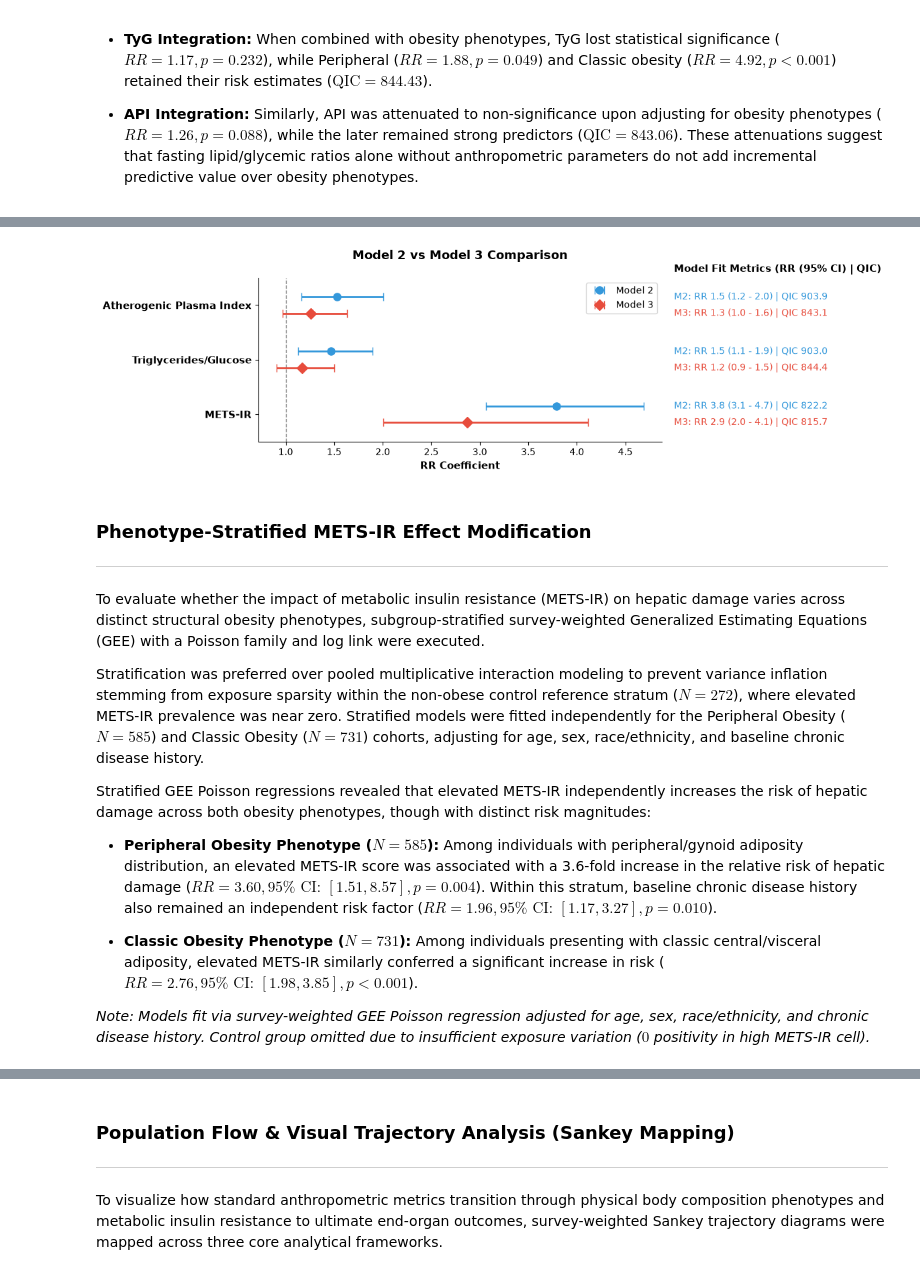
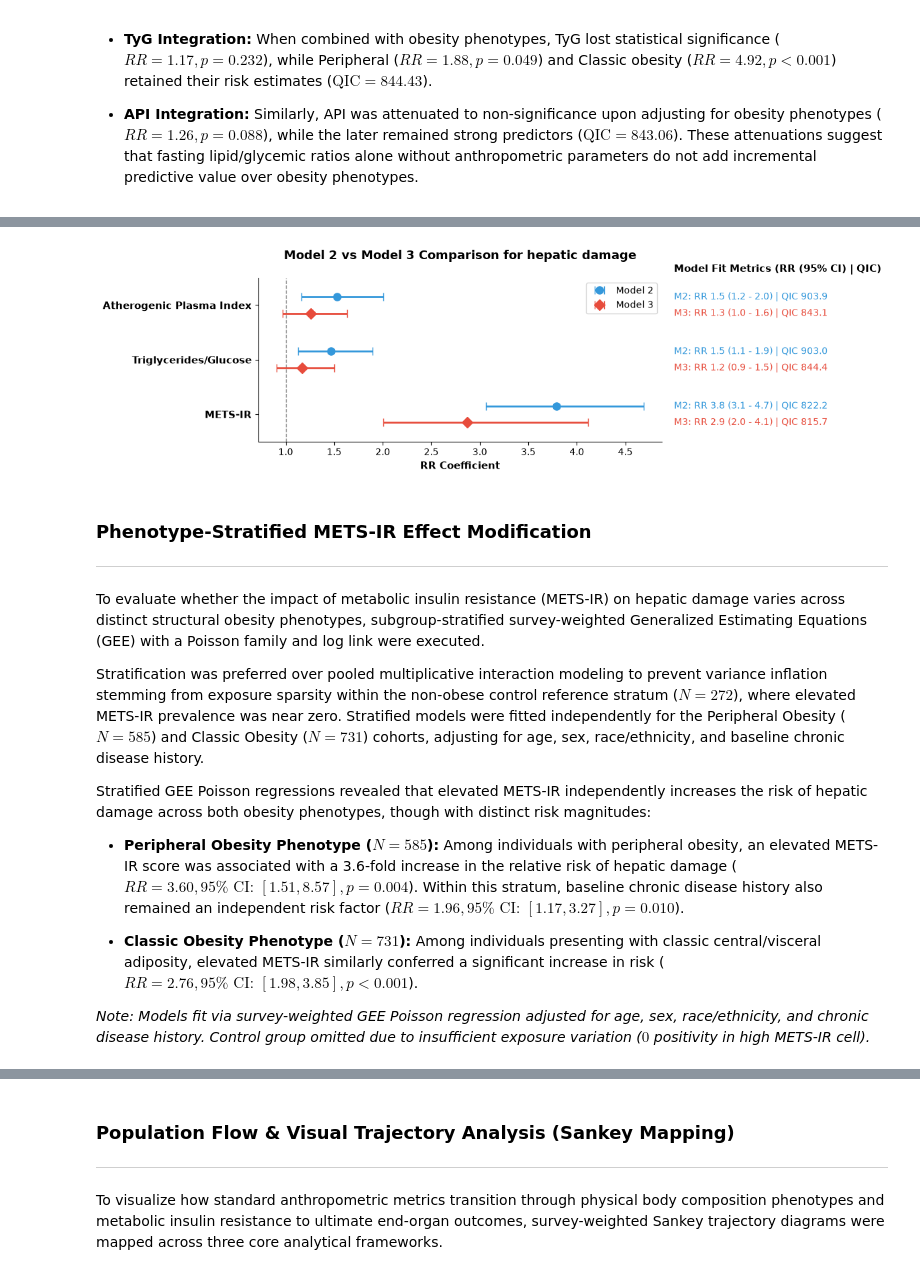
Before and after one commit to enaromd/clinical-obesity, a Jupyter notebook: notebooks/03_analysis.ipynb, the cells around one changed output, grey strips where cells are left out. Saved outputs shown, nothing was run; the diff lists cells and outputs as text; code cells hidden in the pictures.

```diff
--- a/notebooks/03_analysis.ipynb
+++ b/notebooks/03_analysis.ipynb
@@ -1342,24 +1342,24 @@ RIDAGEYR                           0.0116      0.007      1.730      0.084
 # %%
 # Instantiate the Visualizer class with the established cutoff per index
 viz = Visualizer(regression_data)
 
 forest_label_mapping = {
     "mets_ir_cutoff": "METS-IR",
     "tyg_cutoff": "Triglycerides/Glucose",
     "api_cutoff": "Atherogenic Plasma Index"
 }
 
 forest_plot = viz.forest_comparison(
     index_list=hepatic_spillover,
     m2_dict=m2_models,
     m3_dict=m3_models,
     m2_prefix="m2_hepatic_spill_",
     m3_prefix="m3_integrated_",
     label_map=forest_label_mapping,
-    title="Model 2 vs Model 3 Comparison"
+    title="Model 2 vs Model 3 Comparison for hepatic damage"
 )
 # %% [output]
-[figure, old version]
+[figure, new version]
 # %% [markdown]
 ### Phenotype-Stratified METS-IR Effect Modification
 ---
@@ -1370,7 +1370,7 @@ Stratification was preferred over pooled multiplicative interaction modeling to
 
 Stratified GEE Poisson regressions revealed that elevated METS-IR independently increases the risk of hepatic damage across both obesity phenotypes, though with distinct risk magnitudes:
 
-- **Peripheral Obesity Phenotype ($N = 585$):** Among individuals with peripheral/gynoid adiposity distribution, an elevated METS-IR score was associated with a 3.6-fold increase in the relative risk of hepatic damage ($RR = 3.60, 95\%\text{ CI: } [1.51, 8.57], p = 0.004$). Within this stratum, baseline chronic disease history also remained an independent risk factor ($RR = 1.96, 95\%\text{ CI: } [1.17, 3.27], p = 0.010$).
+- **Peripheral Obesity Phenotype ($N = 585$):** Among individuals with peripheral obesity, an elevated METS-IR score was associated with a 3.6-fold increase in the relative risk of hepatic damage ($RR = 3.60, 95\%\text{ CI: } [1.51, 8.57], p = 0.004$). Within this stratum, baseline chronic disease history also remained an independent risk factor ($RR = 1.96, 95\%\text{ CI: } [1.17, 3.27], p = 0.010$).
 
 - **Classic Obesity Phenotype ($N = 731$):** Among individuals presenting with classic central/visceral adiposity, elevated METS-IR similarly conferred a significant increase in risk ($RR = 2.76, 95\%\text{ CI: } [1.98, 3.85], p < 0.001$).
 
```
Also changed, not shown: 6 other files.
